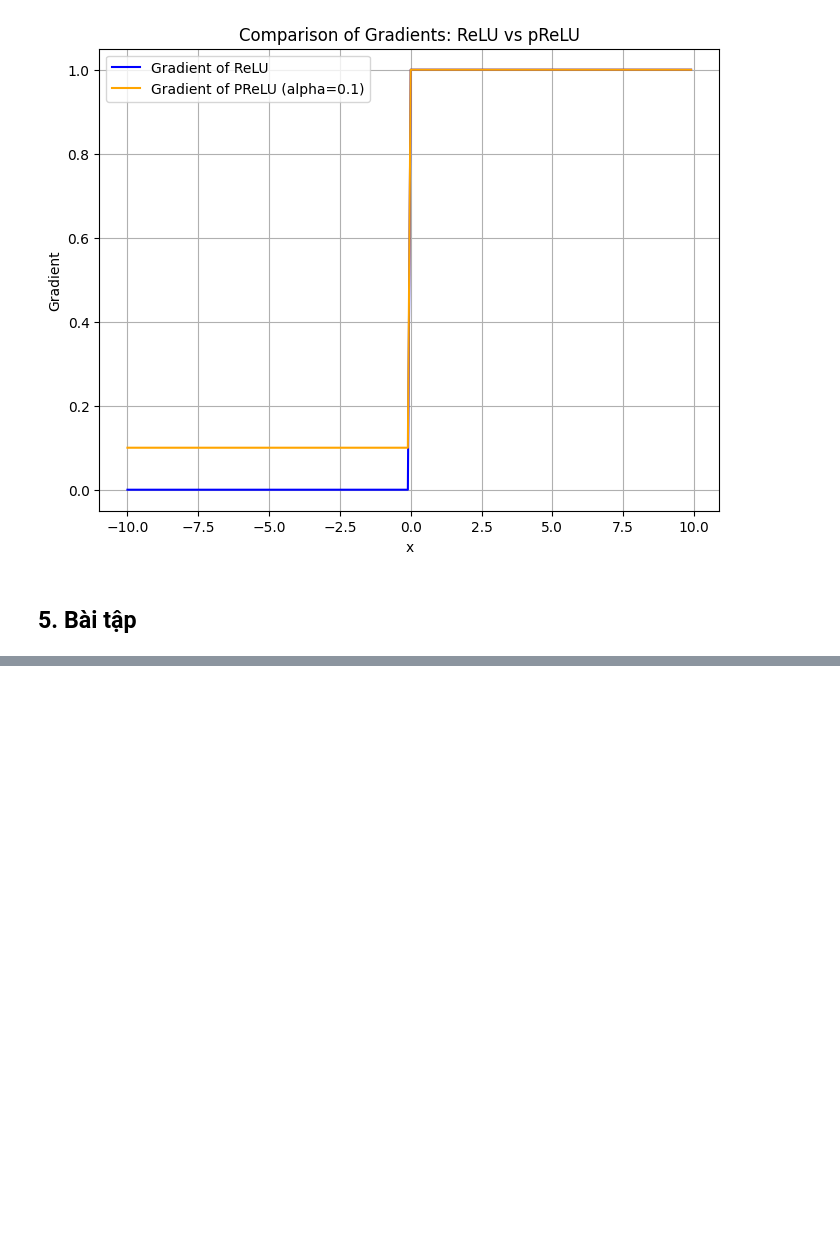
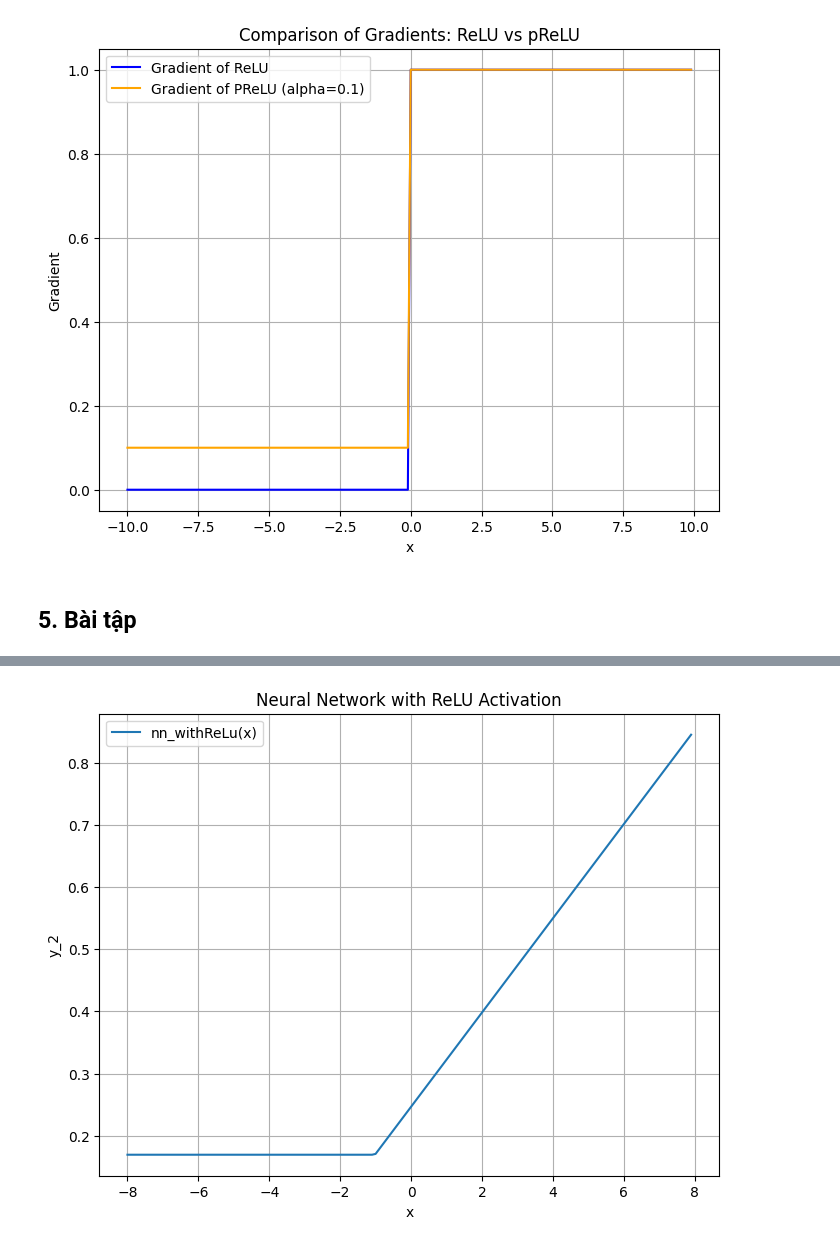
Before and after one commit to lifebow/MFFCS, a Jupyter notebook: hiddenLayers.ipynb, the cells around one changed output, grey strips where cells are left out. Drawn from its saved outputs; the diff is of its cells as text; code cells hidden in the pictures; blank space fills up the shorter version.

```diff
--- a/hiddenLayers.ipynb
+++ b/hiddenLayers.ipynb
@@ -414,0 +308,24 @@ Dưới đây là code để visualize sự tương đồng giữa hàm $\operat
+# %%
+import torch
+import matplotlib.pyplot as plt
+
+x_1 = torch.arange(-8.0, 8.0, 0.1)
+w_1 = torch.rand(1, 1)
+b_1 = torch.rand(1, 1)
+y_1 = x_1 * w_1 + b_1
+x_2 = torch.relu(y_1)
+w_2 = torch.rand(1, 1)
+b_2 = torch.rand(1, 1)
+y_2 = x_2 * w_2 + b_2
+
+# Plot the result
+plt.figure(figsize=(8, 6))
+plt.plot(x_1.detach().numpy(), y_2.squeeze().detach().numpy(), label="nn_withReLu(x)")
+plt.xlabel("x")
+plt.ylabel("y_2")
+plt.title("Neural Network with ReLU Activation")
+plt.legend()
+plt.grid(True)
+plt.show()
+# %% [output]
+[figure, added]
```
Also changed, not shown: parts of 25 cells of this notebook.
